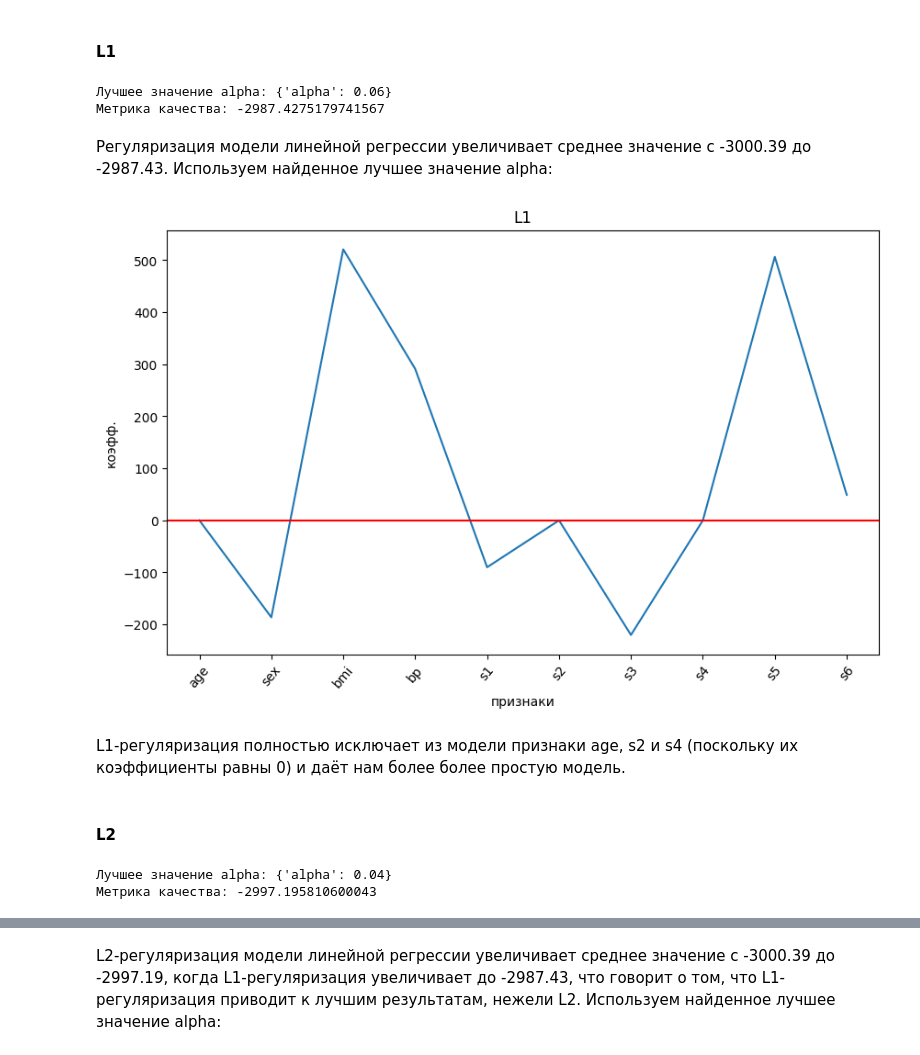
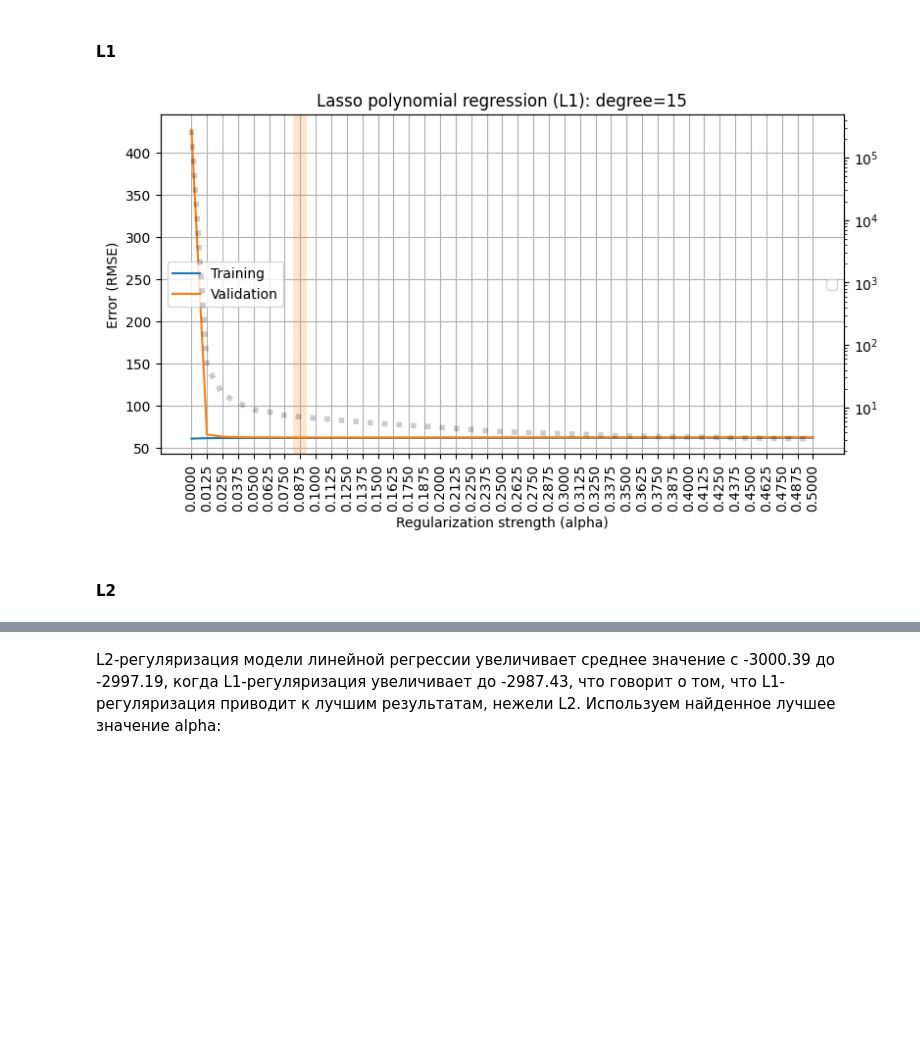
Before and after one commit to kri1mka/ml-intro, a Jupyter notebook: 4_overfitting_regularization/overfitting_regularization.ipynb, the cells around one changed output, grey strips where cells are left out. Saved outputs shown, nothing was run; the diff lists cells and outputs as text; code cells hidden in the pictures; blank space fills up the shorter version.

Commit message:
Updated [Task 4] Overfitting Regularization

```diff
--- a/4_overfitting_regularization/overfitting_regularization.ipynb
+++ b/4_overfitting_regularization/overfitting_regularization.ipynb
@@ -480,48 +480,33 @@ np.float64(-3000.390290160842)
 Использование всех признаков в модели **значительно увеличивае**т среднее значение neg_mean_squared_error (с -3906.92 до -3000.39)
 # %% [markdown]
 #### L1
-# %%
-from sklearn.model_selection import GridSearchCV
-alpha_values = {'alpha': [0.001, 0.01, 0.02, 0.03, 0.04, 0.05, 0.06,0.07, 0.08, 1, 2, 3, 5, 8, 10, 20, 50, 100]}
-lasso = GridSearchCV(Lasso(),
-                     alpha_values,
-                     scoring='neg_mean_squared_error',
-                     cv=10)
-print('Лучшее значение alpha:', lasso.fit(X_diabetes, y_diabetes).best_params_)
-print('Метрика качества:', lasso.fit(X_diabetes, y_diabetes).best_score_)
-# %% [output]
-Лучшее значение alpha: {'alpha': 0.06}
-Метрика качества: -2987.4275179741567
-# %% [markdown]
-Регуляризация модели линейной регрессии увеличивает среднее значение с -3000.39 до -2987.43.
-Используем найденное лучшее значение alpha:
-# %%
-best_lasso_model = Lasso(alpha=0.06)
-col_names = X_diabetes.columns
-best_lasso_coef = best_lasso_model.fit(X_diabetes, y_diabetes).coef_
-
-plt.figure(figsize = (10, 6))
-plt.plot(range(len(col_names)), best_lasso_coef)
-plt.axhline(0, color = 'red')
-plt.xticks(range(len(col_names)), col_names, rotation = 50)
-plt.title("L1")
-plt.ylabel("коэфф.")
-plt.xlabel("признаки")
-plt.show()
-# %% [output]
-[figure, removed]
-# %% [markdown]
-L1-регуляризация полностью исключает из модели признаки age, s2 и s4 (поскольку их коэффициенты равны 0) и даёт нам более более простую модель.
+# %%
+rmse_train, rmse_valid = [], []
+avg_coef = []
+bmi = X_diabetes[['bmi']]
+degree = 15
+poly = PolynomialFeatures(degree)
+X_diabetes_poly = poly.fit_transform(bmi)
+
+for alpha in ALPHAS:
+    l1_results = cross_validate(make_model(degree=1, penalty='L1', alpha=alpha),
+                             X_diabetes_poly, y_diabetes, cv=5,
+                             return_estimator=True, return_train_score=True,
+                             scoring='neg_root_mean_squared_error')
+    rmse_train.append(-np.mean(l1_results['train_score']))
+    rmse_valid.append(-np.mean(l1_results['test_score']))
+    avg_coef.append(
+        # average over CV folds
+        np.mean([
+            # mean absolute value of weights
+            np.mean(np.abs(model['reg'].coef_))
+            for model in l1_results['estimator']
+        ]))
+
+plot_fitting_graph(ALPHAS, rmse_train, rmse_valid, custom_metric = avg_coef ,
+                   xlabel='Regularization strength (alpha)', ylabel='Error (RMSE)',
+                   title='Lasso polynomial regression (L1): degree=15')
+# %% [output]
+[figure, added]
 # %% [markdown]
 #### L2
-# %%
-ridge = GridSearchCV(Ridge(),
-                     alpha_values,
-                     scoring='neg_mean_squared_error',
-                     cv=10)
-
-print('Лучшее значение alpha:', ridge.fit(X_diabetes, y_diabetes).best_params_)
-print('Метрика качества:', ridge.fit(X_diabetes, y_diabetes).best_score_)
-# %% [output]
-Лучшее значение alpha: {'alpha': 0.04}
-Метрика качества: -2997.195810600043
```
Also changed, not shown: parts of 20 cells of this notebook.
